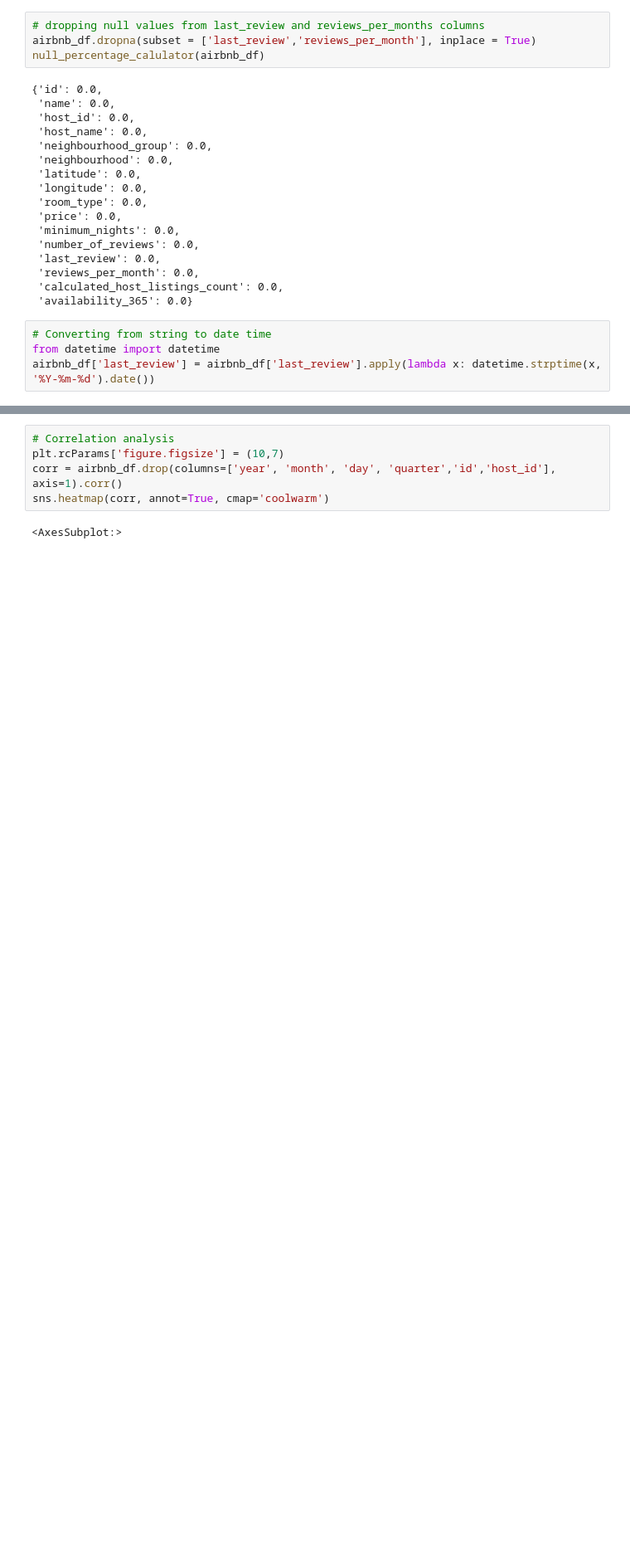
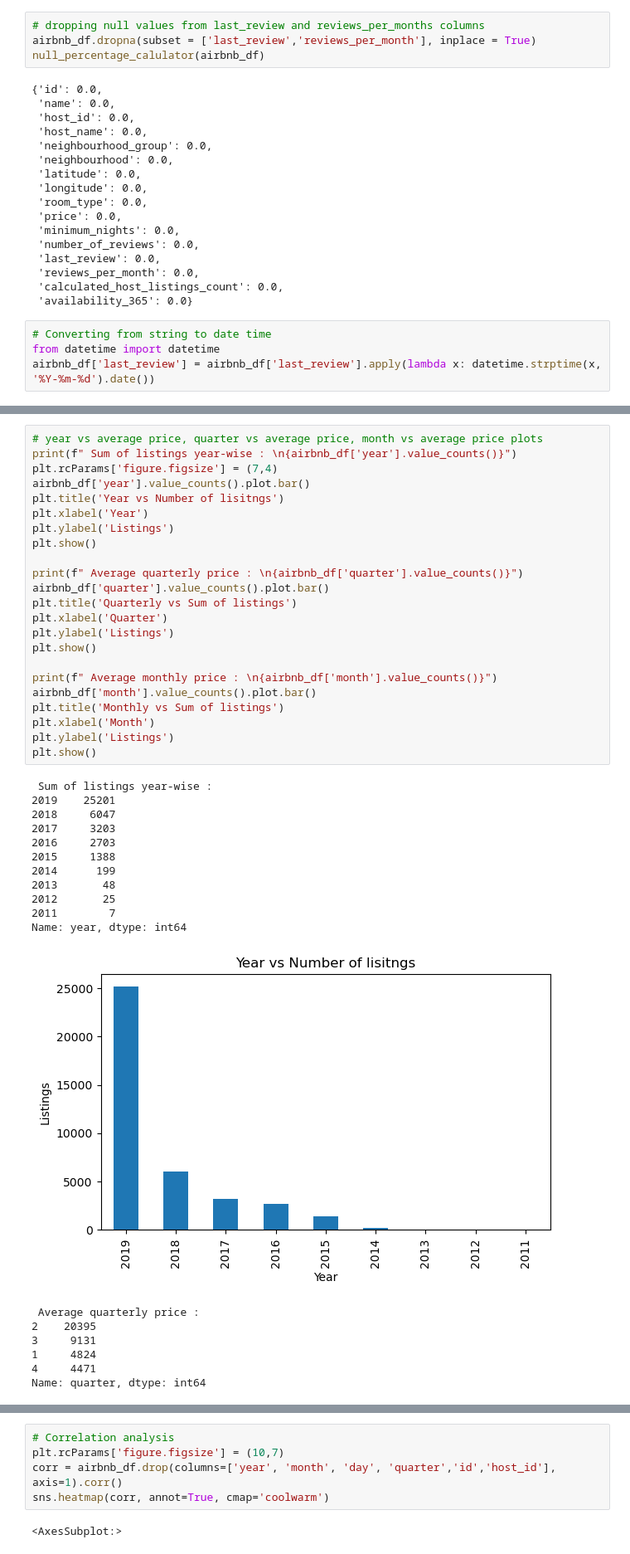
Before and after one commit to mdismailquraishicse/Capstone-Project-1--AirBnb, a Jupyter notebook: Capstone Project 1 - EDA.ipynb, the cells around one changed output, grey strips where cells are left out. Shown at 83% size. Saved outputs shown, nothing was run; the diff lists cells and outputs as text; blank space fills up the shorter version.

```diff
--- a/Capstone Project 1 - EDA.ipynb
+++ b/Capstone Project 1 - EDA.ipynb
@@ -585,0 +570,42 @@ Name: price, dtype: float64
+# %%
+# year vs average price, quarter vs average price, month vs average price plots
+print(f" Sum of listings year-wise : \n{airbnb_df['year'].value_counts()}")
+plt.rcParams['figure.figsize'] = (7,4)
+airbnb_df['year'].value_counts().plot.bar()
+plt.title('Year vs Number of lisitngs')
+plt.xlabel('Year')
+plt.ylabel('Listings')
+plt.show()
+
+print(f" Average quarterly price : \n{airbnb_df['quarter'].value_counts()}")
+airbnb_df['quarter'].value_counts().plot.bar()
+plt.title('Quarterly vs Sum of listings')
+plt.xlabel('Quarter')
+plt.ylabel('Listings')
+plt.show()
+
+print(f" Average monthly price : \n{airbnb_df['month'].value_counts()}")
+airbnb_df['month'].value_counts().plot.bar()
+plt.title('Monthly vs Sum of listings')
+plt.xlabel('Month')
+plt.ylabel('Listings')
+plt.show()
+# %% [output]
+ Sum of listings year-wise :
+2019    25201
+2018     6047
+2017     3203
+2016     2703
+2015     1388
+2014      199
+2013       48
+2012       25
+2011        7
+Name: year, dtype: int64
+[figure, added]
+ Average quarterly price :
+2    20395
+3     9131
+1     4824
+4     4471
+Name: quarter, dtype: int64
```
Also changed, not shown: parts of 14 cells of this notebook.
